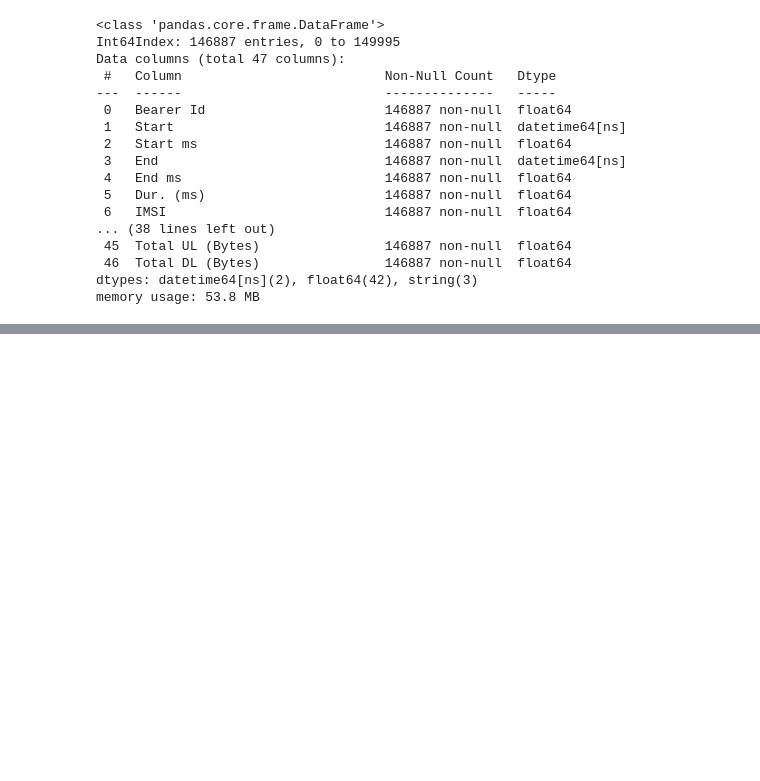
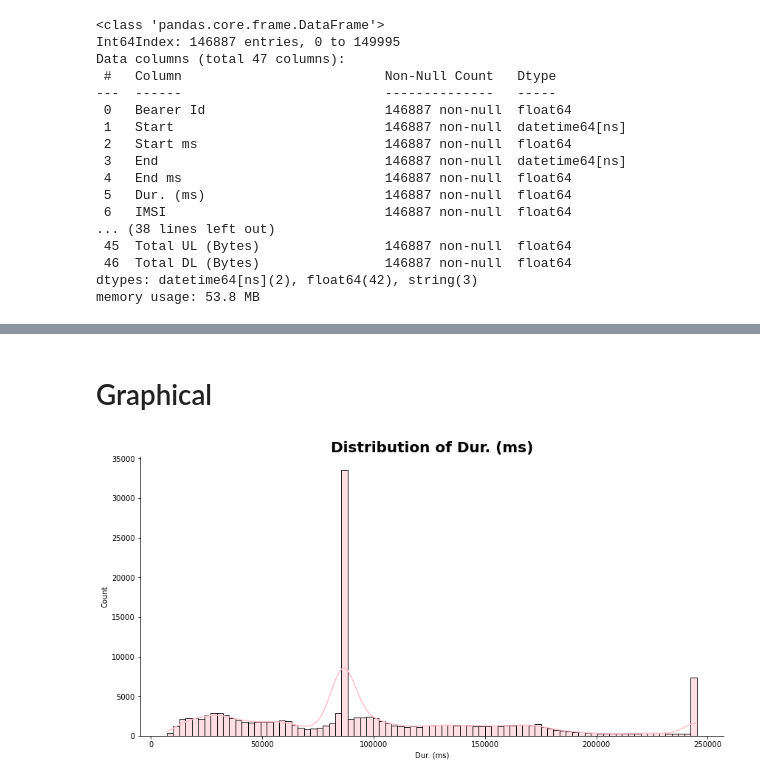
Before and after one commit to hewanm/Telecommunication_Data_Analysis, a Jupyter notebook: User_Overview_analysis.ipynb, the cells around one changed output, grey strips where cells are left out. Cells and saved outputs as stored; diff of their text form; code cells hidden in the pictures; blank space fills up the shorter version.

```diff
--- a/User_Overview_analysis.ipynb
+++ b/User_Overview_analysis.ipynb
@@ -431,0 +589,9 @@ db.to_csv('data/preprocessed_data.csv')
+# %%
+db['Social Media Data Volume (Bytes)'] = db['Social Media UL (Bytes)'] + db['Social Media DL (Bytes)']
+db['Google Data Volume (Bytes)'] = db['Google UL (Bytes)'] + db['Google DL (Bytes)']
+db['Email Data Volume (Bytes)'] = db['Email UL (Bytes)'] + db['Email DL (Bytes)']
+db['Youtube Data Volume (Bytes)'] = db['Youtube UL (Bytes)'] + db['Youtube DL (Bytes)']
+db['Netflix Data Volume (Bytes)'] = db['Netflix UL (Bytes)'] + db['Netflix DL (Bytes)']
+db['Gaming Data Volume (Bytes)'] = db['Gaming UL (Bytes)'] + db['Gaming DL (Bytes)']
+db['Other Data Volume (Bytes)'] = db['Other UL (Bytes)'] + db['Other DL (Bytes)']
+db['Total Data Volume (Bytes)'] = db['Total UL (Bytes)'] + db['Total DL (Bytes)']
@@ -431,0 +627,6 @@ db.to_csv('data/preprocessed_data.csv')
+# %% [markdown]
+# Graphical
+# %%
+plot_hist(db, 'Dur. (ms)', 'pink')
+# %% [output]
+[figure, added]
```
Also changed, not shown: parts of 36 cells of this notebook, 5 other files.
